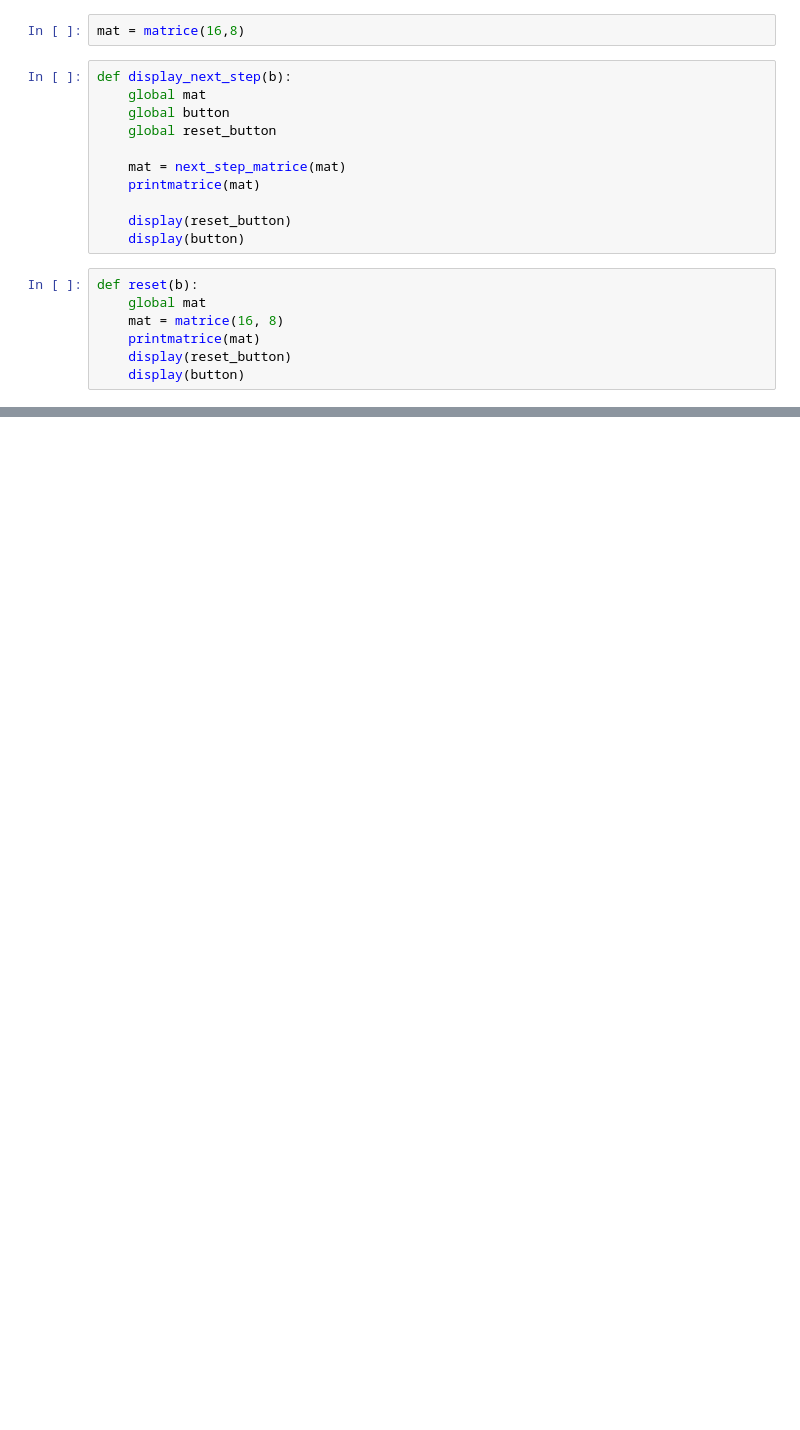
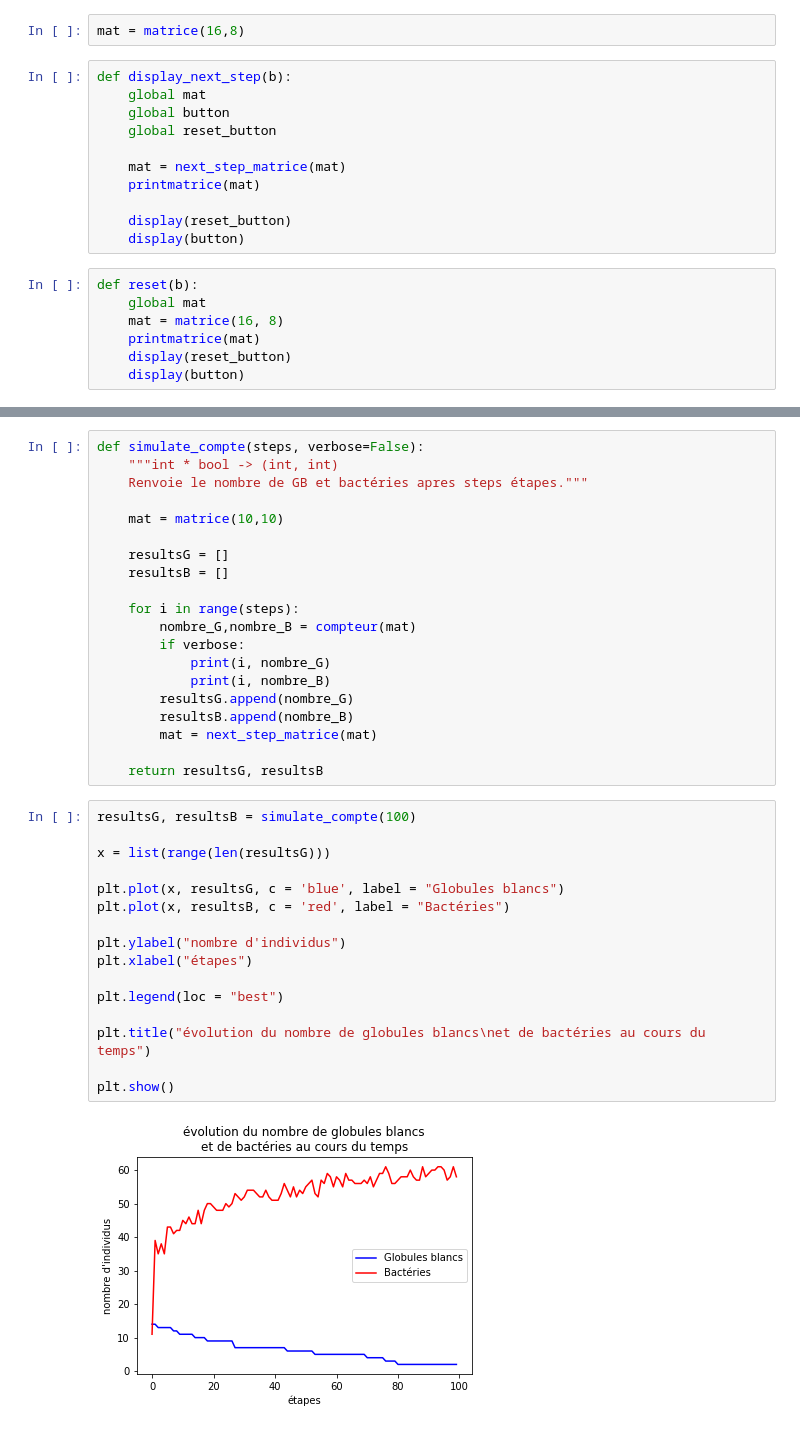
Before and after one commit to are00dynamic-2018/PROPAGATION_BACTERIENNE, a Jupyter notebook: Bactéries.ipynb, the cells around one changed output, grey strips where cells are left out. Saved outputs shown, nothing was run; the diff lists cells and outputs as text; blank space fills up the shorter version.

Commit message:
Affichage de graphique d'évolution de la population

```diff
--- a/Bactéries.ipynb
+++ b/Bactéries.ipynb
@@ -218,0 +234,38 @@ def simulation(l, h, steps):
+# %%
+def simulate_compte(steps, verbose=False):
+    """int * bool -> (int, int)
+    Renvoie le nombre de GB et bactéries apres steps étapes."""
+
+    mat = matrice(10,10)
+
+    resultsG = []
+    resultsB = []
+
+    for i in range(steps):
+        nombre_G,nombre_B = compteur(mat)
+        if verbose:
+            print(i, nombre_G)
+            print(i, nombre_B)
+        resultsG.append(nombre_G)
+        resultsB.append(nombre_B)
+        mat = next_step_matrice(mat)
+
+    return resultsG, resultsB
+# %%
+resultsG, resultsB = simulate_compte(100)
+
+x = list(range(len(resultsG)))
+
+plt.plot(x, resultsG, c = 'blue', label = "Globules blancs")
+plt.plot(x, resultsB, c = 'red', label = "Bactéries")
+
+plt.ylabel("nombre d'individus")
+plt.xlabel("étapes")
+
+plt.legend(loc = "best")
+
+plt.title("évolution du nombre de globules blancs\net de bactéries au cours du temps")
+
+plt.show()
+# %% [output]
+[figure, added]
```
Also changed, not shown: parts of 6 cells of this notebook.
